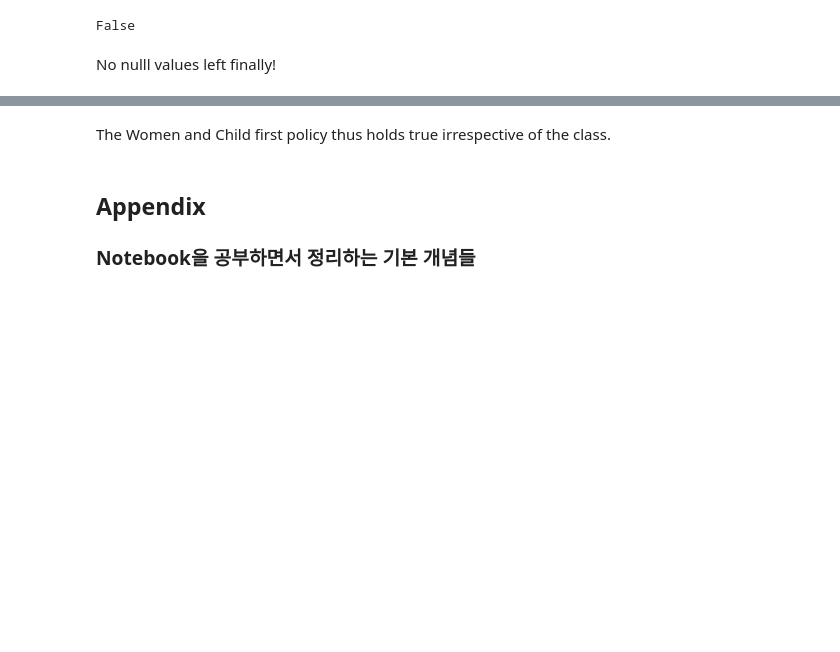
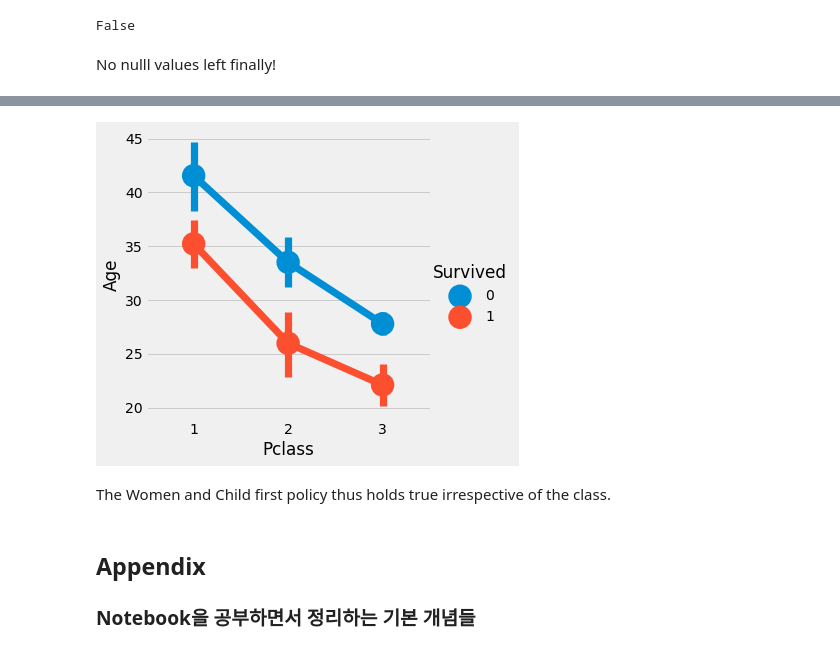
Before and after one commit to Steve-YJ/Explore-Kaggle, a Jupyter notebook: 01. Titanic/01. Kaggle-Titanic.ipynb, the cells around one changed output, grey strips where cells are left out. Drawn from its saved outputs; the diff is of its cells as text; code cells hidden in the pictures; blank space fills up the shorter version.

```diff
--- a/01. Titanic/01. Kaggle-Titanic.ipynb
+++ b/01. Titanic/01. Kaggle-Titanic.ipynb
@@ -577,3 +588,8 @@ plt.show()
+# %%
+sns.factorplot('Pclass', 'Age', hue='Survived', data=data)
+plt.show()
+# %% [output]
+[figure, added]
 # %% [markdown]
 The Women and Child first policy thus holds true irrespective of the class.
 # %% [markdown]
```
Also changed, not shown: parts of 11 cells of this notebook.
